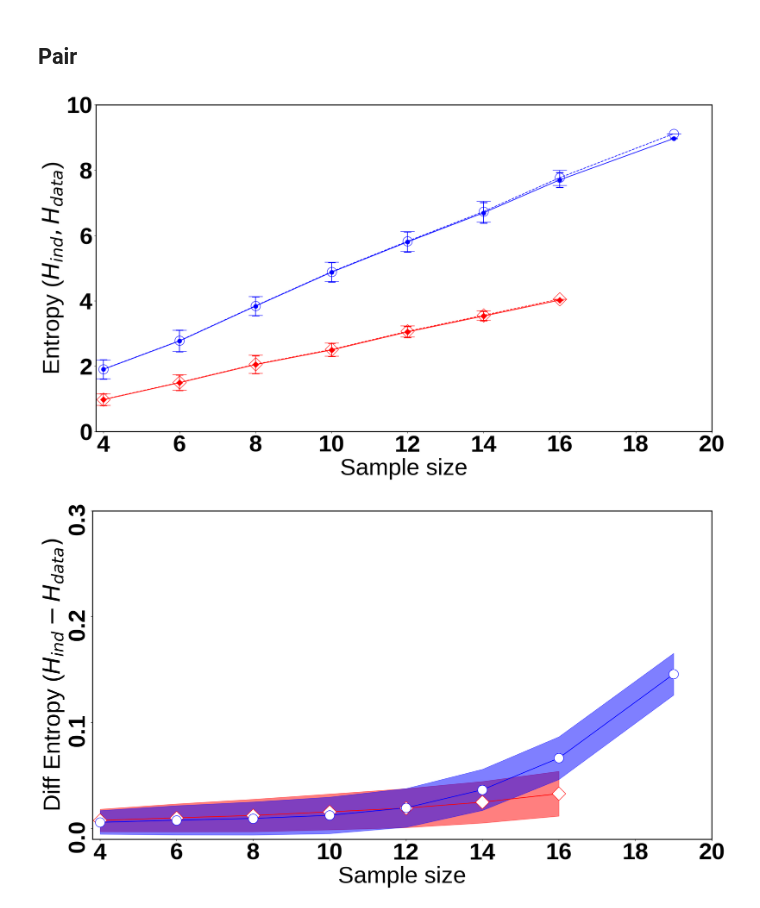
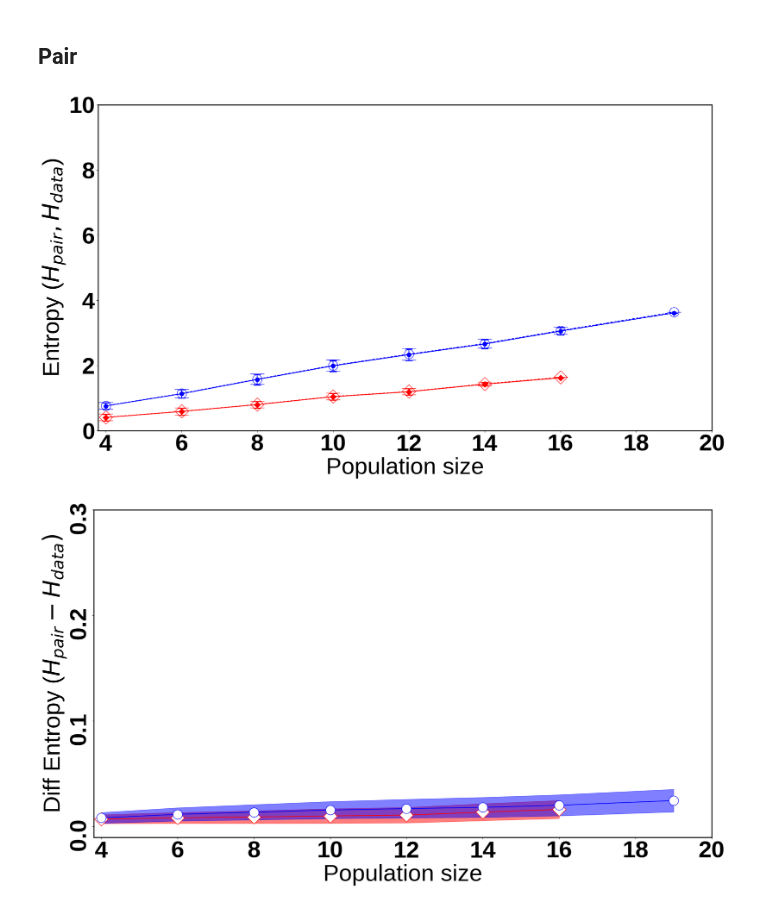
Before and after one commit to amisapta15/ResolutionRelevance, a Jupyter notebook: src/Fig_test_model_data.ipynb, the cells around one changed output. Cells and saved outputs as stored; diff of their text form; code cells hidden in the pictures.

```diff
--- a/src/Fig_test_model_data.ipynb
+++ b/src/Fig_test_model_data.ipynb
@@ -5,8 +5,8 @@ import pandas as pd
 import re
 import glob
 # %%
-path='../data_model/40'
-case='40'
+path='../data_model/10'
+case='10'
 # %%
 # from scipy import interpolate
 import matplotlib as mpl
@@ -211,7 +211,7 @@ ax.set_xlim(3.8,20)
 ax.tick_params(axis='y',rotation=90,)
                #labelcolor=clr)
 # ax.yaxis.label.set_color(clr)
-ax.set_xlabel("Sample size", fontsize=fontssize)
+ax.set_xlabel("Population size", fontsize=fontssize)
 ax.set_ylabel("Diff Entropy"+r" ($H_{ind} - H_{data})$",fontsize=fontssize, labelpad=30, ha='center', va='center')  # Adjusted Y-axis label
 
 for tick in ax.get_xticklabels():
@@ -389,8 +389,8 @@ ax.set_ylim(0,10)
 ax.set_xlim(3.8,20)
 # ax.tick_params(axis='y',labelcolor=clr)
 # ax.yaxis.label.set_color(clr)
-ax.set_xlabel("Sample size", fontsize=fontssize)
-ax.set_ylabel(r"Entropy ($H_{ind},H_{data}$)",fontsize=fontssize)
+ax.set_xlabel("Population size", fontsize=fontssize)
+ax.set_ylabel(r"Entropy ($H_{pair},H_{data}$)",fontsize=fontssize)
 
 
 
@@ -421,7 +421,7 @@ ax.set_ylabel(r"Entropy ($H_{ind},H_{data}$)",fontsize=fontssize)
 fig.savefig(figname,bbox_inches='tight',dpi=300)
 plt.show()
 # %% [output]
-[figure, old version]
+[figure, new version]
 # %%
 fig, ax = plt.subplots()
 figname='../figures/PAIR-DATA-diff_entopy_'+str(case)+'ms.pdf'
@@ -453,38 +453,38 @@ ax.set_xlim(3.8,20)
 ax.tick_params(axis='y',rotation=90,)
                #labelcolor=clr)
 # ax.yaxis.label.set_color(clr)
-ax.set_xlabel("Sample size", fontsize=fontssize)
-ax.set_ylabel("Diff Entropy"+r" ($H_{ind} - H_{data})$",fontsize=fontssize, labelpad=30, ha='center', va='center')  # Adjusted Y-axis label
+ax.set_xlabel("Population size", fontsize=fontssize)
+ax.set_ylabel("Diff Entropy"+r" ($H_{pair} - H_{data})$",fontsize=fontssize, labelpad=30, ha='center', va='center')  # Adjusted Y-axis label
 
 for tick in ax.get_xticklabels():
     tick.set_fontproperties(ticks_font)
 for tick in ax.get_yticklabels():
     tick.set_fontproperties(ticks_font)
 
 # ax_twin = ax.twinx()
 # clr='b'
 # ax_twin.plot(df.query('loc=="SUB"')['sample_nums'],df.query('loc=="SUB"')['mean'],
 #                 label='SUB',marker='o',mfc='white',mec='b',ms=mss-30,c=clr)
 # ax_twin.fill_between(df.query('loc=="SUB"')['sample_nums'], df.query('loc=="SUB"')['upL'], df.query('loc=="SUB"')['dwL'], alpha=0.5,color=clr)
 
 # ax_twin.tick_params(axis='y',labelcolor=clr)
 # ax_twin.set_ylim(-0.01,0.062)
 # ax_twin.yaxis.label.set_color(clr)
 # ax_twin.set_ylabel("Diff Entropy SUB\n"+ r"($H^{SUB}_{ind} - H^{SUB}_{data})$",fontsize=fontssize,labelpad=70, ha='center', va='center')  # Adjusted Y-axis label
 
 # for tick in ax_twin.get_yticklabels():
 #     tick.set_fontproperties(ticks_font)
 
 
 
 # # Add legend to the scatter plot outside, on the top, with horizontal layout and single column
 # ax.legend(loc='upper center', bbox_to_anchor=(0.31, 1.12), ncol=4,fontsize=22)
 # ax_twin.legend(loc='upper center', bbox_to_anchor=(0.71, 1.12), ncol=4,fontsize=22)
 
 fig.savefig(figname,bbox_inches='tight',dpi=300)
 plt.show()
 # %% [output]
-[figure, old version]
+[figure, new version]
 # %%
 fig, ax = plt.subplots()
 figname='../figures/PAIR-DATA-diffnorm_entopy_'+str(case)+'ms.pdf'
```
Also changed, not shown: parts of 4 cells of this notebook, 18 other files.
